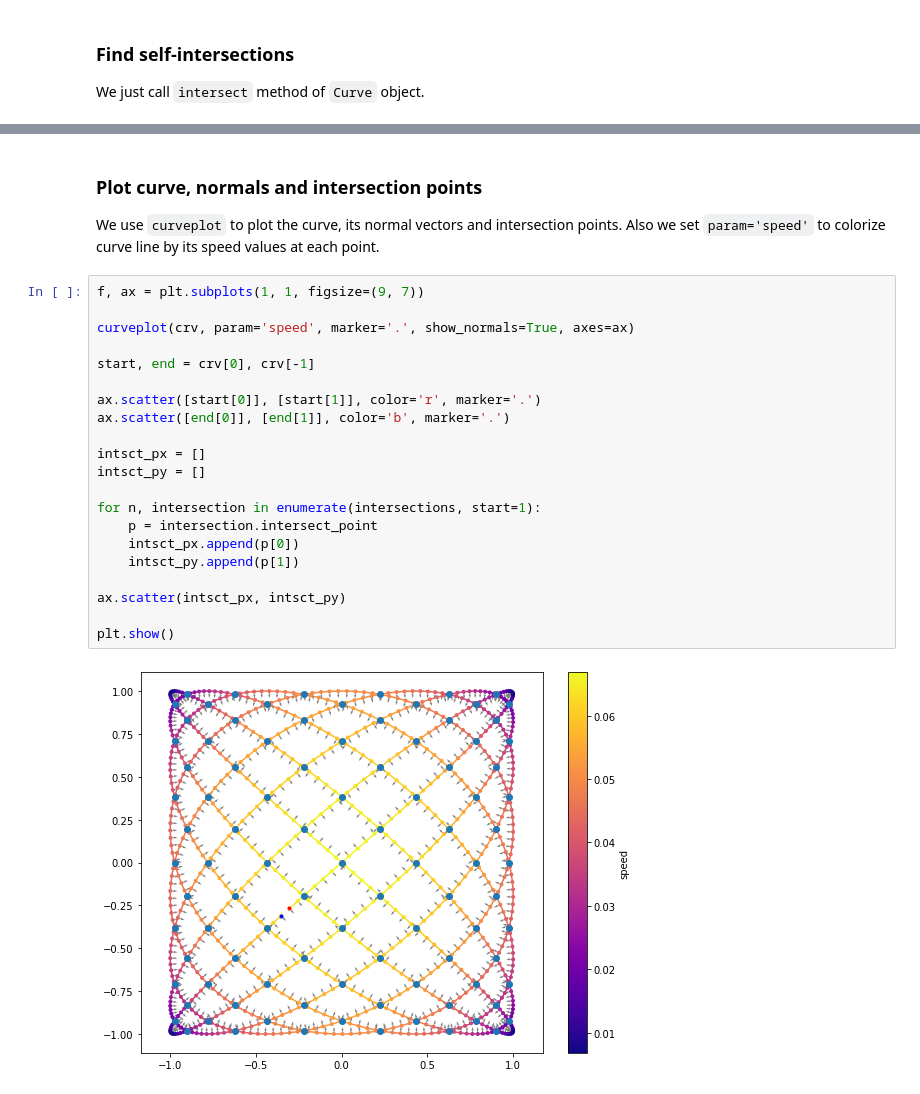
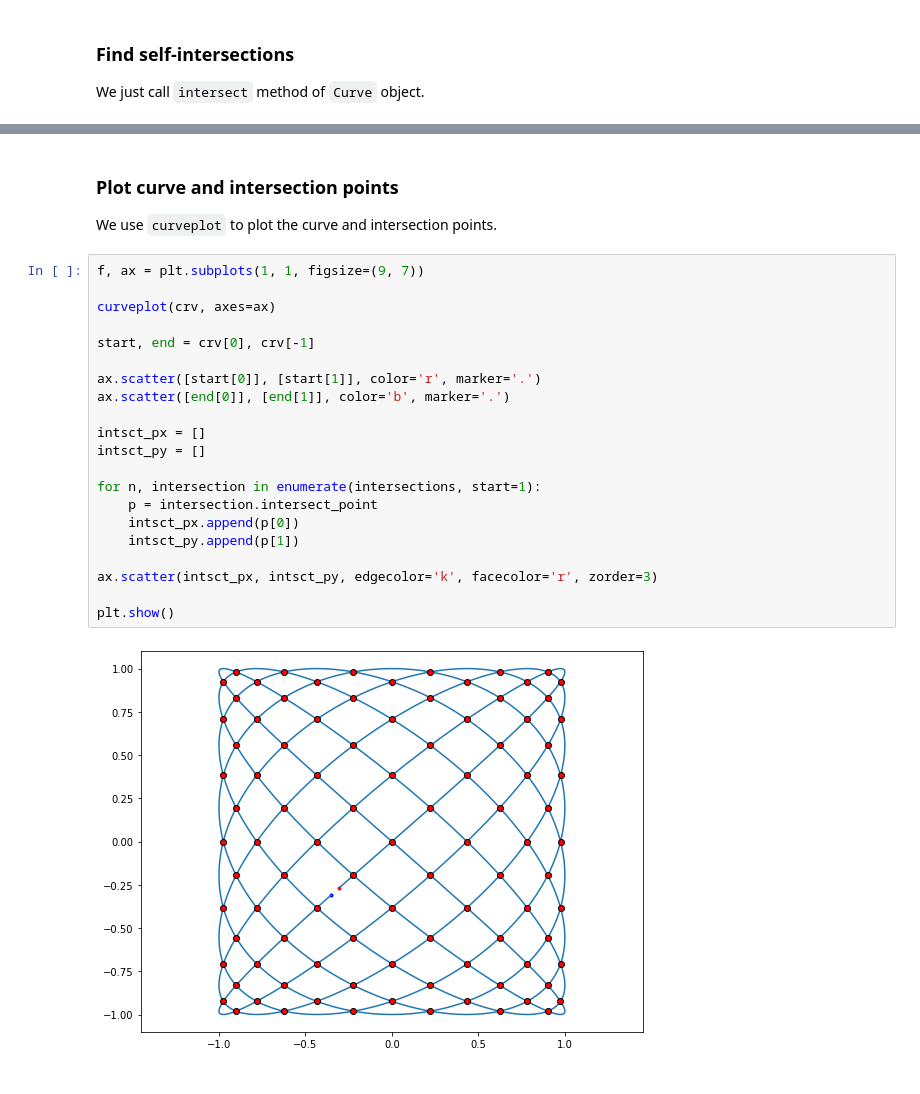
Before and after one commit to espdev/scikit-curve, a Jupyter notebook: examples/curve_self_intersections.ipynb, the cells around one changed output, grey strips where cells are left out. Cells and saved outputs as stored; diff of their text form.

```diff
--- a/examples/curve_self_intersections.ipynb
+++ b/examples/curve_self_intersections.ipynb
@@ -37,28 +39,27 @@ Wall time: 398 ms
 # %% [markdown]
-### Plot curve, normals and intersection points
+### Plot curve and intersection points
 
-We use `curveplot` to plot the curve, its normal vectors and intersection points.
-Also we set `param='speed'` to colorize curve line by its speed values at each point.
+We use `curveplot` to plot the curve and intersection points.
 # %%
 f, ax = plt.subplots(1, 1, figsize=(9, 7))
 
-curveplot(crv, param='speed', marker='.', show_normals=True, axes=ax)
+curveplot(crv, axes=ax)
 
 start, end = crv[0], crv[-1]
 
 ax.scatter([start[0]], [start[1]], color='r', marker='.')
 ax.scatter([end[0]], [end[1]], color='b', marker='.')
 
 intsct_px = []
 intsct_py = []
 
 for n, intersection in enumerate(intersections, start=1):
     p = intersection.intersect_point
     intsct_px.append(p[0])
     intsct_py.append(p[1])
 
-ax.scatter(intsct_px, intsct_py)
+ax.scatter(intsct_px, intsct_py, edgecolor='k', facecolor='r', zorder=3)
 
 plt.show()
 # %% [output]
-[figure, old version]
+[figure, new version]
```
Also changed, not shown: parts of 3 cells of this notebook, 1 other file.
